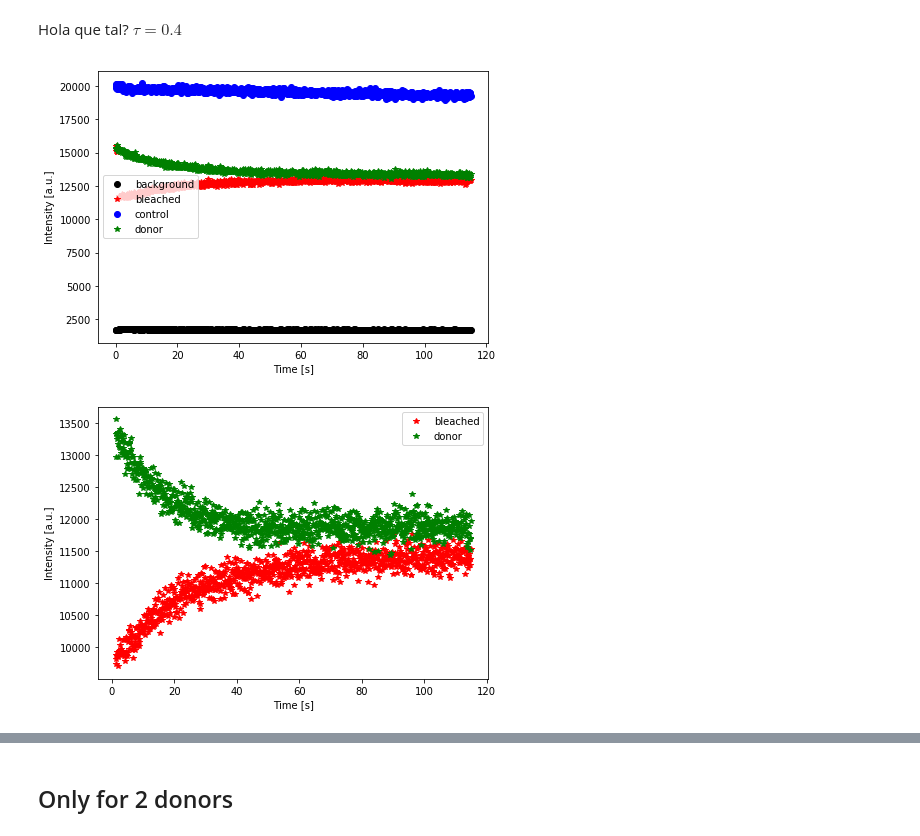
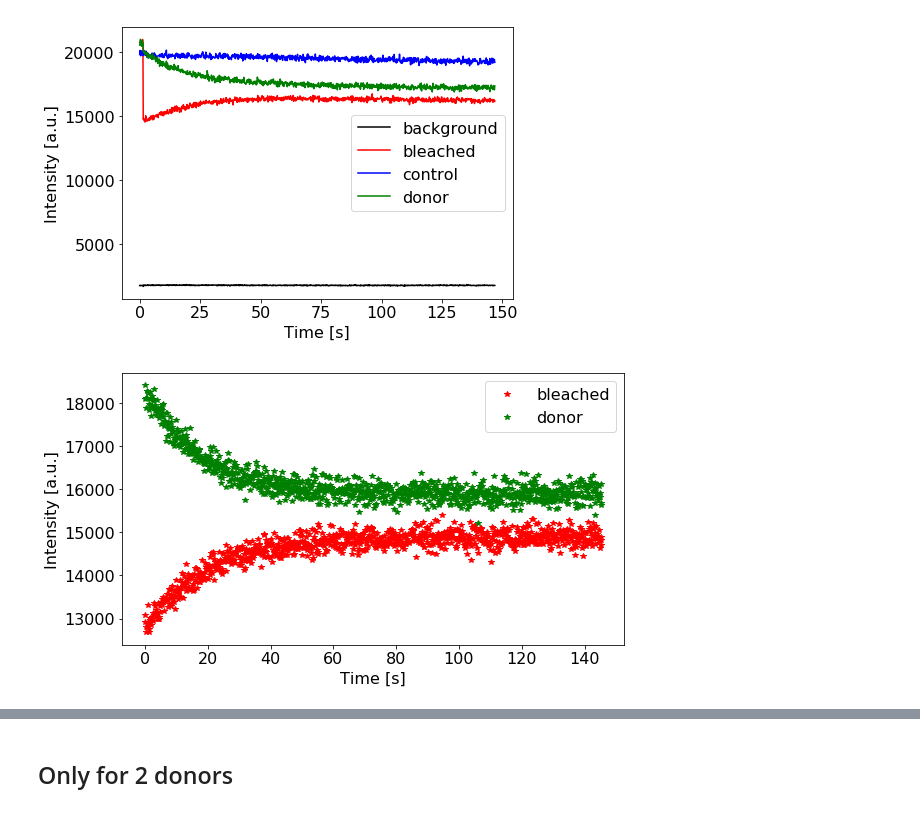
Before and after one commit to cuencam15/FRAP_analysis, a Jupyter notebook: FrapAnalysis.ipynb, the cells around one changed output, grey strips where cells are left out. Cells and saved outputs as stored; diff of their text form; code cells hidden in the pictures.

```diff
--- a/FrapAnalysis.ipynb
+++ b/FrapAnalysis.ipynb
@@ -7,13 +8,11 @@ from lmfit import Model
 plt.rcParams.update({'font.size': 16})
-# %% [markdown]
-Hola que tal? $\tau = 0.4$
 # %%
 folder = r'C:\Users\Marina\Documents\Doctorado2\2019-11-14'
 
-files = glob.glob(folder + '\Image63*.csv') #change number for each analysis
+files = glob.glob(folder + '\Image9*.csv') #change number for each analysis
 
 #change time in seconds for each analysis
-#tot_time = 147 #image 9
+tot_time = 147 #image 9
 #tot_time = 162 #image 12
 #tot_time = 164 #image 17
 #tot_time = 105 #image 21
@@ -24,7 +23,7 @@ files = glob.glob(folder + '\Image63*.csv') #change number for each analysis
 #tot_time = 129 #image 51
 #tot_time = 115 #image 55
 #tot_time = 115 #image 59
-tot_time = 138 #image 63 2 DONORS
+#tot_time = 138 #image 63 2 DONORS
 #tot_time = 165 #image 67 NON RECOVERY
 # %%
 bgr = pd.read_csv(files[0])['Y'].values
@@ -41,16 +40,17 @@ time_step = tot_time/len(bgr)
 t = np.arange(0, tot_time, time_step)
 # %%
 plt.rcParams["figure.figsize"] = [7, 5]
-plt.plot(t, bgr, 'ko', label = 'background')
-plt.plot(t, bleach, 'r*', label = 'bleached')
-plt.plot(t, ctr, 'bo', label = 'control')
-plt.plot(t, donor, 'g*', label = 'donor')
+plt.plot(t, bgr, 'k-', label = 'background')
+plt.plot(t, bleach, 'r-', label = 'bleached')
+plt.plot(t, ctr, 'b-', label = 'control')
+plt.plot(t, donor, 'g-', label = 'donor')
 plt.xlabel('Time [s]')
 plt.ylabel('Intensity [a.u.]')
 plt.legend()
+plt.savefig(folder + '\\signals.png')
 plt.show()
 # %% [output]
-[figure, old version]
+[figure, new version]
 # %%
 #we take only after bleaching data
 bgr = bgr[10:]
@@ -68,15 +69,16 @@ norm_ctr = (ctr-bgr)/(ctr[0]-bgr[0])
 bleach_n = (bleach-bgr)*(2-norm_ctr)
 donor_n = (donor-bgr)*(2-norm_ctr)
 # %%
-plt.rcParams["figure.figsize"] = [7, 5]
+plt.rcParams["figure.figsize"] = [9, 5]
 plt.plot(t, bleach_n, 'r*', label = 'bleached')
 plt.plot(t, donor_n, 'g*', label = 'donor')
 plt.xlabel('Time [s]')
 plt.ylabel('Intensity [a.u.]')
 plt.legend()
+plt.savefig(folder + '\\normalized.png')
 plt.show()
 # %% [output]
-[figure, old version]
+[figure, new version]
 # %%
 def recovery(x, amp, tau, y0):
     return amp*(1-np.exp(-x*tau))+y0
```
Also changed, not shown: parts of 10 cells of this notebook.
